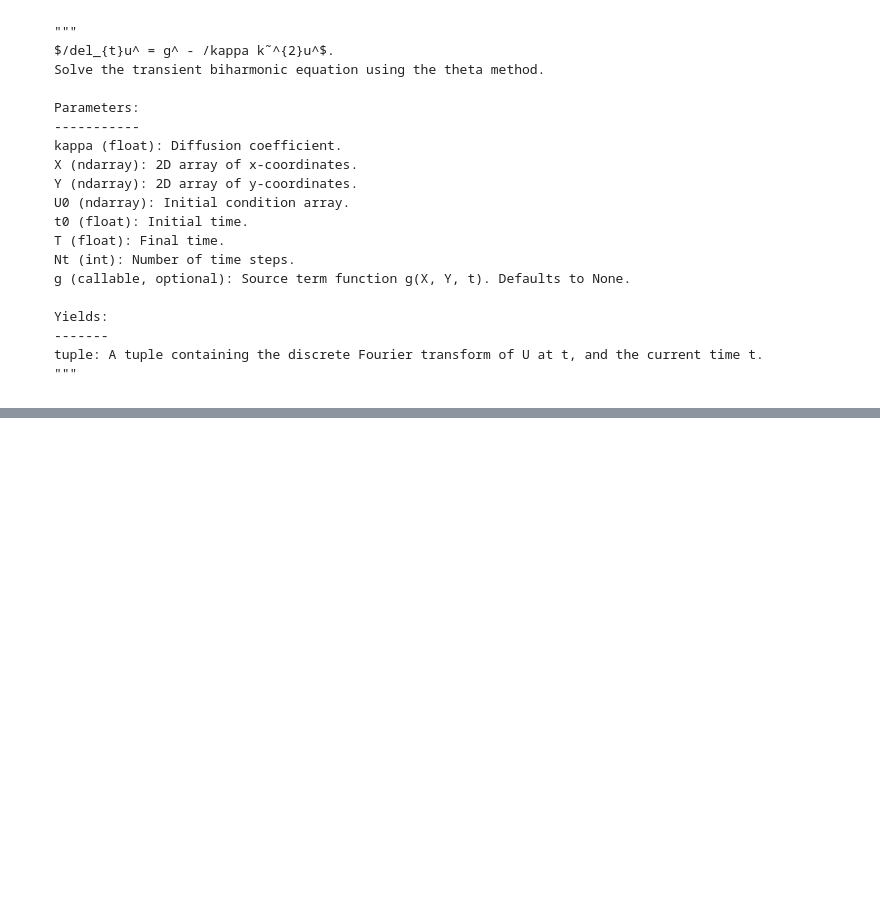
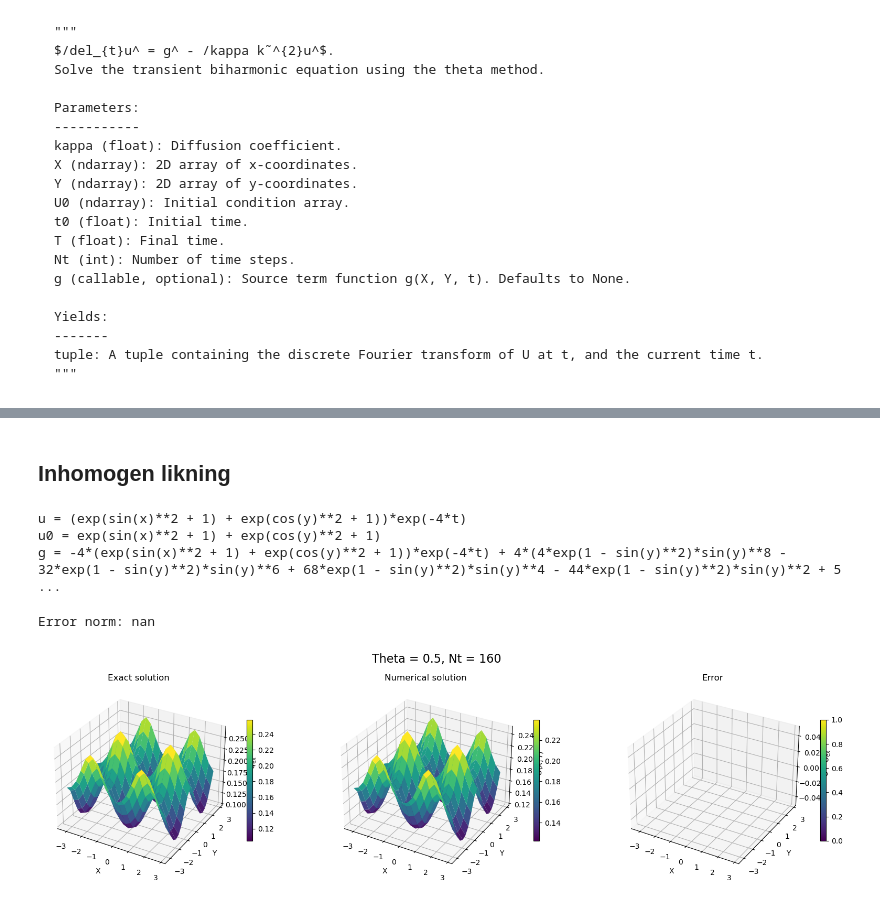
Before and after one commit to marieke-vaske/VitBer-InMat, a Jupyter notebook: Marieke prøver ting.ipynb, the cells around one changed output, grey strips where cells are left out. Cells and saved outputs as stored; diff of their text form; code cells hidden in the pictures; blank space fills up the shorter version.

```diff
--- a/Marieke prøver ting.ipynb
+++ b/Marieke prøver ting.ipynb
@@ -213,0 +299,58 @@ display(df)
+# %% [markdown]
+## Inhomogen likning
+# %%
+# Bruker kode fra forelesningsnotater for å finne g
+def manufacture_solution_biharmonic(u_str, kappa, M, f):
+    import sympy as sy
+    from sympy import sin, cos, exp
+    x, y, t = sy.symbols('x y t')
+    u_sy = eval(u_str) # symbolsk representasjon av u evalueres fra strengen
+    laplace = lambda u: sy.diff(u, x, x) + sy.diff(u, y, y) # Definerer laplace
+    g_sy =  sy.diff(u_sy, t) - sy.simplify(M*laplace(f(u_sy)))+sy.simplify(kappa*(laplace(laplace(u_sy))))  # skriver uttrykk for g
+
+    # funksjonene gjøres til kallbare funksjoner og printes
+    u = sy.lambdify((x, y, t), u_sy, modules='numpy')
+    g = sy.lambdify((x, y, t), g_sy, modules='numpy')
+    print(f'u = {u_sy}')
+    print(f'u0 = {u_sy.subs(t, 0)}')
+    print(f'g = {g_sy}')
+    return u, g
+
+M = 1
+f = lambda u : u**3 - u
+u_ex_str = '(exp(1+sin(x)*sin(x))+exp(1+cos(y)*cos(y)))*exp(-4*kappa*t)'
+u_ex, g = manufacture_solution_biharmonic(u_ex_str, kappa, M, f)
+# %% [output]
+u = (exp(sin(x)**2 + 1) + exp(cos(y)**2 + 1))*exp(-4*t)
+u0 = exp(sin(x)**2 + 1) + exp(cos(y)**2 + 1)
+g = -4*(exp(sin(x)**2 + 1) + exp(cos(y)**2 + 1))*exp(-4*t) + 4*(4*exp(1 - sin(y)**2)*sin(y)**8 - 32*exp(1 - sin(y)**2)*sin(y)**6 + 68*exp(1 - sin(y)**2)*sin(y)**4 - 44*exp(1 - sin(y)**2)*sin(y)**2 + 5 ...
+# %%
+# Kopierer tidligere løsning så vi slipper å kjøre blokken over gjentatte ganger
+u_ex = lambda x, y, t: (np.exp(np.sin(x)**2 + 1) + np.exp(np.cos(y)**2 + 1))*np.exp(-4*t)
+g = lambda x, y, t: -4*(np.exp(np.sin(x)**2 + 1) + np.exp(np.cos(y)**2 + 1))*np.exp(-4*t) + 4*(4*np.exp(1 - np.sin(y)**2)*np.sin(y)**8 - 32*np.exp(1 - np.sin(y)**2)*np.sin(y)**6 + 68*np.exp(1 - np.sin(y)**2)*np.sin(y)**4 - 44*np.exp(1 - np.sin(y)**2)*np.sin(y)**2 + 5*np.exp(1 - np.sin(y)**2) + 4*np.exp(np.sin(x)**2)*np.sin(x)**8 + 16*np.exp(np.sin(x)**2)*np.sin(x)**6 - 4*np.exp(np.sin(x)**2)*np.sin(x)**4 - 12*np.exp(np.sin(x)**2)*np.sin(x)**2 + np.exp(np.sin(x)**2))*np.exp(1 - 4*t) - 2*(6*(np.exp(np.sin(x)**2 + 1) + np.exp(np.cos(y)**2 + 1))**2*np.exp(np.sin(x)**2 + 1)*np.sin(x)**2*np.cos(x)**2 - 3*(np.exp(np.sin(x)**2 + 1) + np.exp(np.cos(y)**2 + 1))**2*np.exp(np.sin(x)**2 + 1)*np.sin(x)**2 + 3*(np.exp(np.sin(x)**2 + 1) + np.exp(np.cos(y)**2 + 1))**2*np.exp(np.sin(x)**2 + 1)*np.cos(x)**2 + 6*(np.exp(np.sin(x)**2 + 1) + np.exp(np.cos(y)**2 + 1))**2*np.exp(np.cos(y)**2 + 1)*np.sin(y)**2*np.cos(y)**2 + 3*(np.exp(np.sin(x)**2 + 1) + np.exp(np.cos(y)**2 + 1))**2*np.exp(np.cos(y)**2 + 1)*np.sin(y)**2 - 3*(np.exp(np.sin(x)**2 + 1) + np.exp(np.cos(y)**2 + 1))**2*np.exp(np.cos(y)**2 + 1)*np.cos(y)**2 + 12*(np.exp(np.sin(x)**2 + 1) + np.exp(np.cos(y)**2 + 1))*np.exp(3 - np.cos(2*x))*np.sin(x)**2*np.cos(x)**2 + 12*(np.exp(np.sin(x)**2 + 1) + np.exp(np.cos(y)**2 + 1))*np.exp(np.cos(2*y) + 3)*np.sin(y)**2*np.cos(y)**2 + (2*np.sin(x)**4 - 1)*np.exp(8*t + np.sin(x)**2 + 1) + (2*np.sin(y)**4 - 4*np.sin(y)**2 + 1)*np.exp(8*t + np.cos(y)**2 + 1))*np.exp(-12*t)
+
+
+U0 = u_ex(X, Y, t0)
+theta = 0.5
+Nt = 160
+
+solver = transient_biharmonic_solver(kappa=kappa,
+                                     X=X, Y=Y, U0=U0,
+                                     t0=t0, T=T, Nt=Nt,
+                                     Lx=Lx, Ly=Ly,
+                                     theta=theta,
+                                     g=g)
+
+
+
+for Uhat, t in solver:
+
+    U = ifft2(Uhat).real
+    Tfinal = t
+
+Uex = u_ex(X, Y, Tfinal)
+
+plot(Uex, U)
+# %% [output]
+Error norm: nan
+[figure, added]
```
Also changed, not shown: parts of 18 cells of this notebook, 1 other file.
